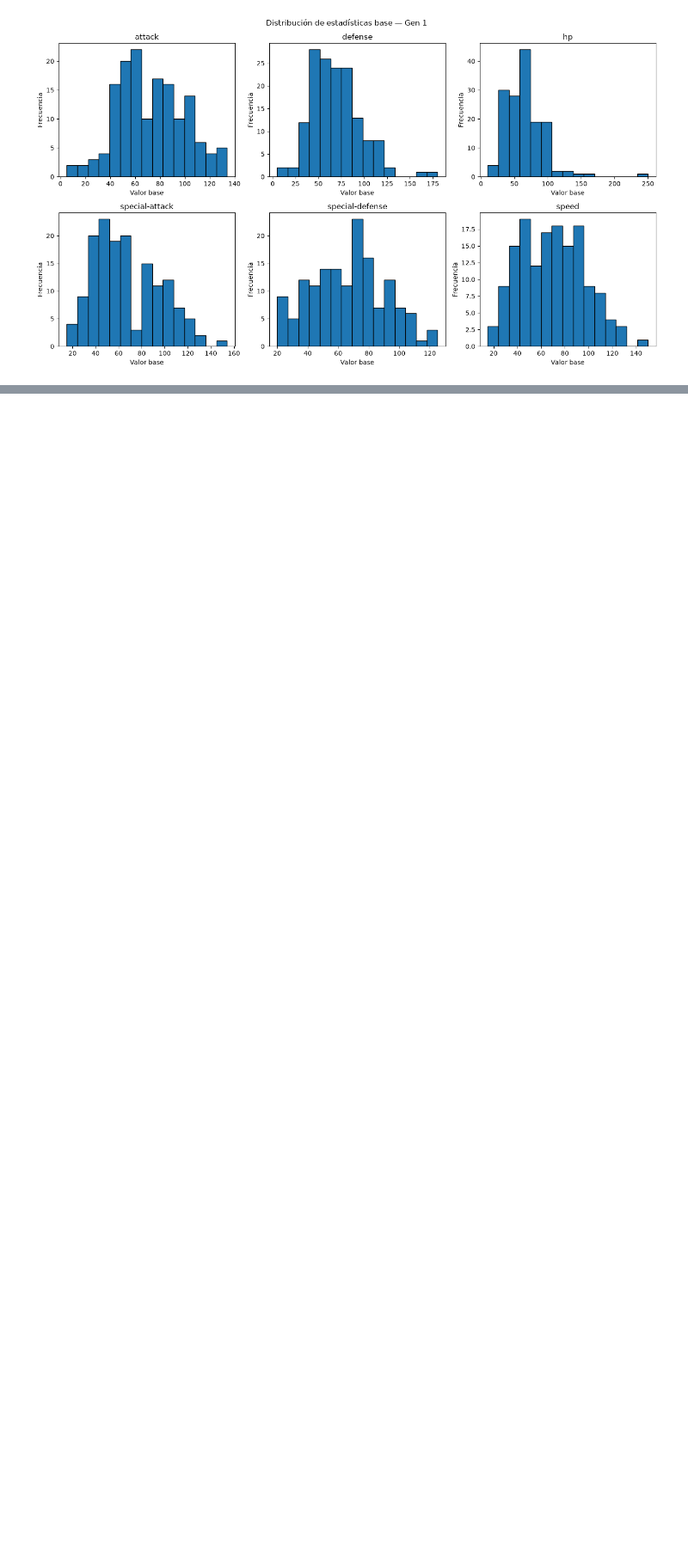
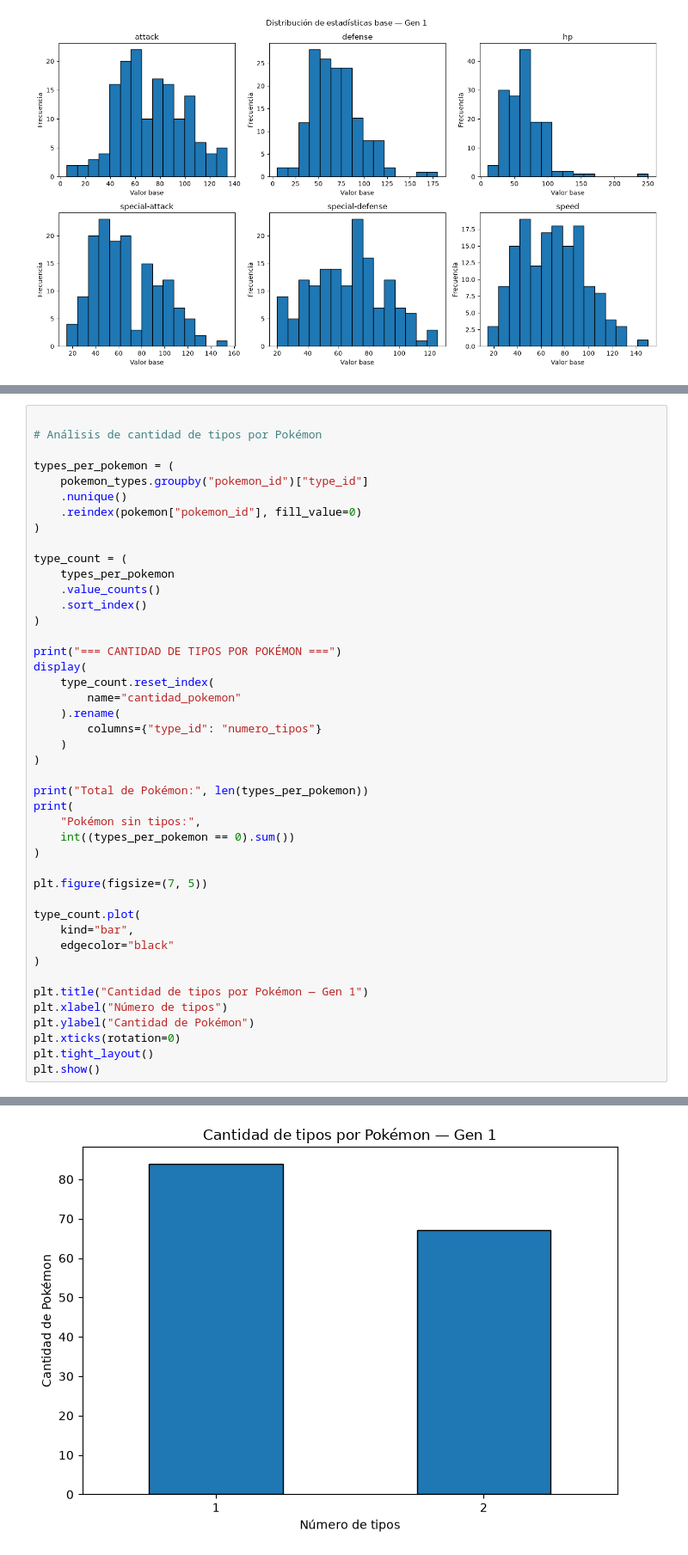
Before and after one commit to 010213reyes/pokemon-team-recommender, a Jupyter notebook: analisis/notebooks/02_analisis_exploratorio.ipynb, the cells around one changed output, grey strips where cells are left out. Shown at 86% size. Saved outputs shown, nothing was run; the diff lists cells and outputs as text; blank space fills up the shorter version.

```diff
--- a/analisis/notebooks/02_analisis_exploratorio.ipynb
+++ b/analisis/notebooks/02_analisis_exploratorio.ipynb
@@ -119,0 +235,45 @@ plt.show()
+# %%
+
+# Análisis de cantidad de tipos por Pokémon
+
+types_per_pokemon = (
+    pokemon_types.groupby("pokemon_id")["type_id"]
+    .nunique()
+    .reindex(pokemon["pokemon_id"], fill_value=0)
+)
+
+type_count = (
+    types_per_pokemon
+    .value_counts()
+    .sort_index()
+)
+
+print("=== CANTIDAD DE TIPOS POR POKÉMON ===")
+display(
+    type_count.reset_index(
+        name="cantidad_pokemon"
+    ).rename(
+        columns={"type_id": "numero_tipos"}
+    )
+)
+
+print("Total de Pokémon:", len(types_per_pokemon))
+print(
+    "Pokémon sin tipos:",
+    int((types_per_pokemon == 0).sum())
+)
+
+plt.figure(figsize=(7, 5))
+
+type_count.plot(
+    kind="bar",
+    edgecolor="black"
+)
+
+plt.title("Cantidad de tipos por Pokémon — Gen 1")
+plt.xlabel("Número de tipos")
+plt.ylabel("Cantidad de Pokémon")
+plt.xticks(rotation=0)
+plt.tight_layout()
+plt.show()
+# %% [output]
@@ -119,0 +286 @@ plt.show()
+[figure, added]
```
Also changed, not shown: parts of 8 cells of this notebook, 2 other files.
